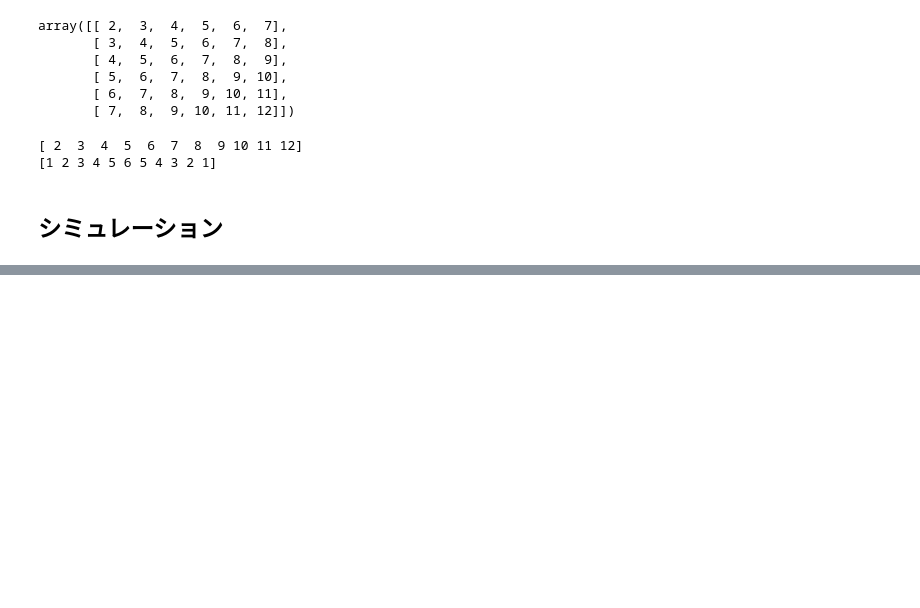
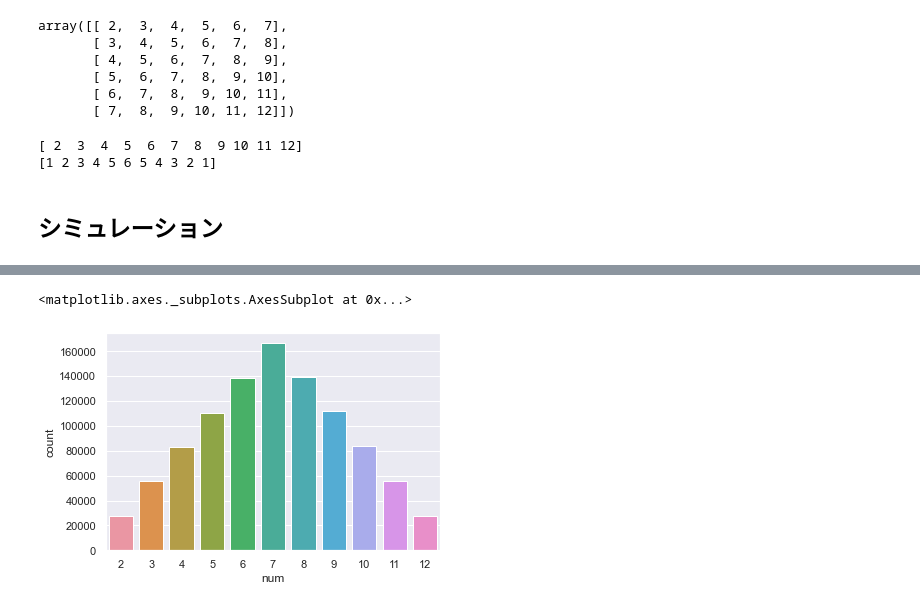
Before and after one commit to RTstudy/StatisticsStudy, a Jupyter notebook: exercise_01/exercise_01_matsudo840.ipynb, the cells around one changed output, grey strips where cells are left out. Cells and saved outputs as stored; diff of their text form; code cells hidden in the pictures; blank space fills up the shorter version.

Commit message:
fix graph #1

```diff
--- a/exercise_01/exercise_01_matsudo840.ipynb
+++ b/exercise_01/exercise_01_matsudo840.ipynb
@@ -96,0 +86,3 @@ ax = sns.distplot(Z, kde=False, rug=False, fit=norm, bins=11)
+# %%
+Z_df = pd.DataFrame({"num":Z})
+Z_df
@@ -96,0 +103,5 @@ ax = sns.distplot(Z, kde=False, rug=False, fit=norm, bins=11)
+# %%
+sns.countplot(x="num", hue=None, data=Z_df)
+# %% [output]
+<matplotlib.axes._subplots.AxesSubplot at 0x...>
+[figure, added]
```
Also changed, not shown: parts of 6 cells of this notebook.
